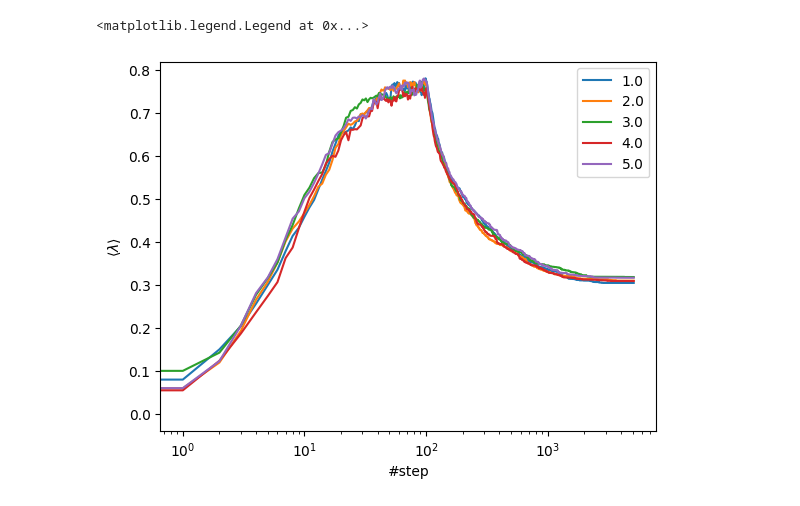
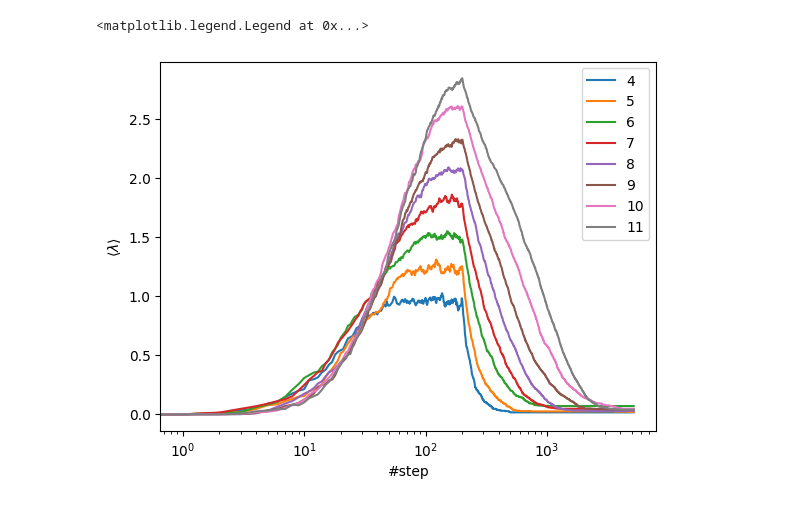
Before and after one commit to HendrikKuehne/entanglement_cooling, a Jupyter notebook: plotting.ipynb, the cells around one changed output. Saved outputs shown, nothing was run; the diff lists cells and outputs as text; code cells hidden in the pictures.

Commit message:
simulation data

```diff
--- a/plotting.ipynb
+++ b/plotting.ipynb
@@ -12,14 +6,13 @@ print(sci.__version__)
 # %%
-# reading the data from the file `DMRG.pickle`
+# reading the data from the pickled file
 therm_data = []
 
-with open("data/06-23_14-11-30___data.pickle",mode="rb") as res_file:
+with open("data/06-29_01-55-08___data.pickle",mode="rb") as res_file:
     while True:
         try:
             data = pickle.load(res_file)
-            print(data["gate_set"])
-            if data["gate_set"] == ("CNOT","H","T"):
-                therm_data += [data,]
+            # print(data["gate_set"])
+            therm_data += [data,]
         except EOFError:
             print("File's over")
             break
@@ -43,11 +21,11 @@ File's over
 # %%
 for dataset in therm_data:
     step_axis = np.arange(dataset["heating"]["nSteps"]+dataset["cooling"]["nSteps"]+2)
-    plt.plot(step_axis,np.concatenate((dataset["singvals_heating"].mean(axis=1),dataset["singvals_cooling"].mean(axis=1))),label=dataset["cooling"]["beta"])
+    plt.plot(step_axis,np.concatenate((dataset["singvals_heating"].mean(axis=1),dataset["singvals_cooling"].mean(axis=1))),label=dataset["heating"]["nWires"])
 plt.xlabel("#step")
 plt.xscale("log")
 plt.ylabel(r"$\langle \lambda\rangle$")
 plt.legend()
 # %% [output]
 <matplotlib.legend.Legend at 0x...>
-[figure, old version]
+[figure, new version]
```
Also changed, not shown: parts of 2 cells of this notebook, 10 other files.
